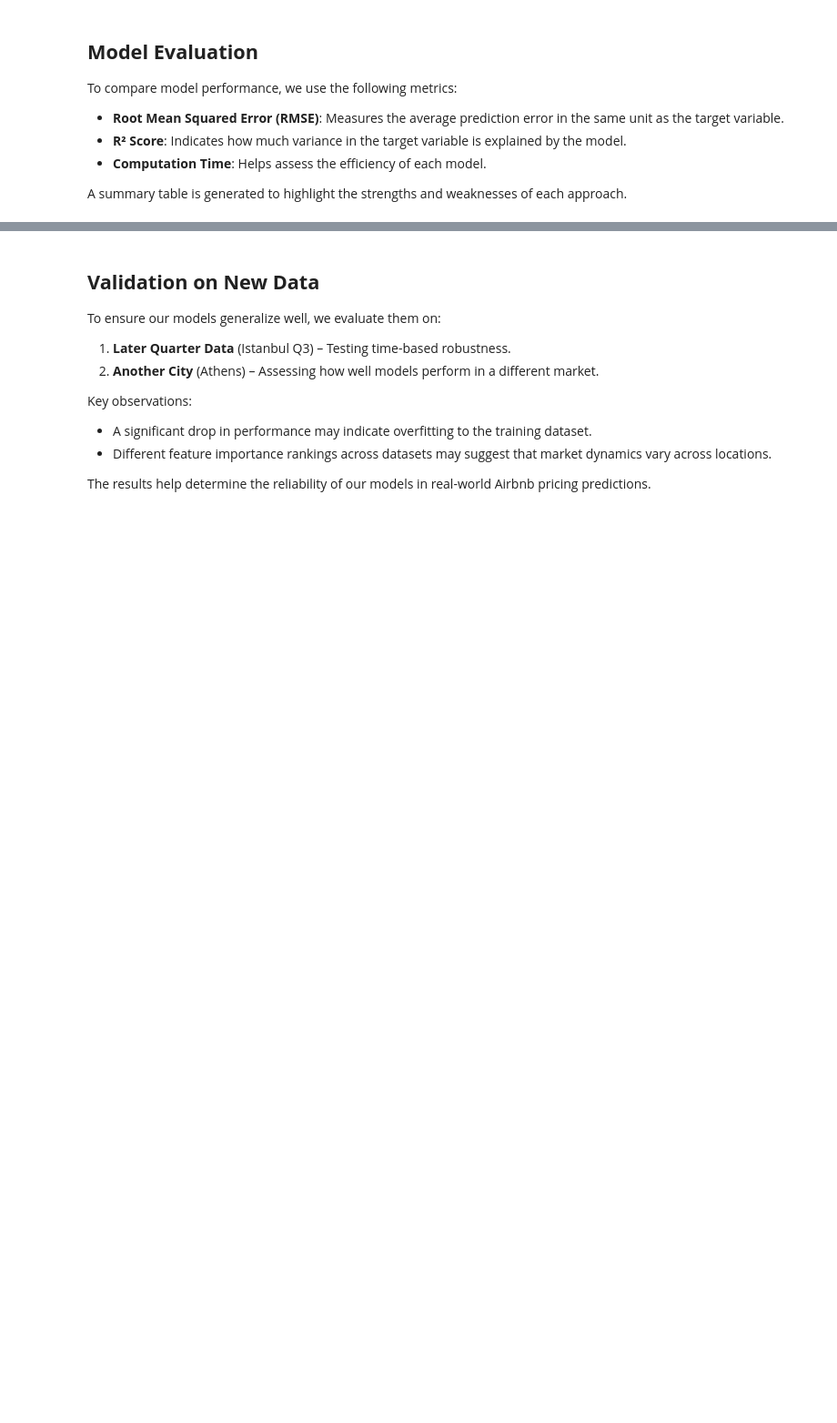
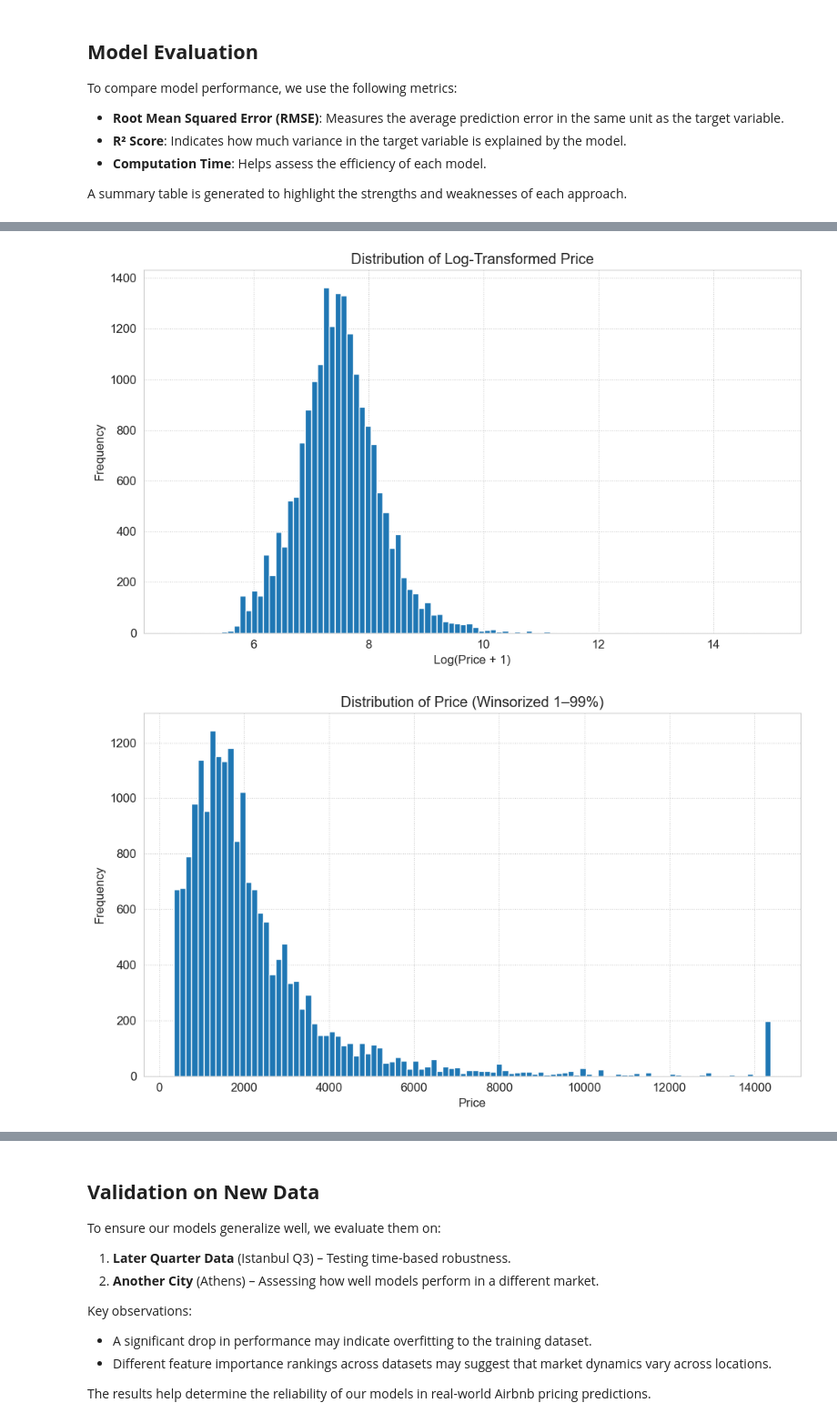
Before and after one commit to hdzmarcela/DA3_EDP25, a Jupyter notebook: Assignment 2/da3_assignment_2.ipynb, the cells around one changed output, grey strips where cells are left out. Shown at 91% size. Cells and saved outputs as stored; diff of their text form; code cells hidden in the pictures; blank space fills up the shorter version.

Commit message:
commit –– added plots, cross -verificationa, and tested for external validity

```diff
--- a/Assignment 2/da3_assignment_2.ipynb
+++ b/Assignment 2/da3_assignment_2.ipynb
@@ -34,13 +34,13 @@ The steps involved in this project include:
 - **Validation on New Data**: Testing model performance on a later dataset and a different city.
 # %%
 # Correct raw file URLs
-data_url_istanbul_q1 = "https://raw.githubusercontent.com/hdzmarcela/DA3_EDP25/main/Assignment%202/Data/istanbul-q1.csv"
-data_url_istanbul_q3 = "https://raw.githubusercontent.com/hdzmarcela/DA3_EDP25/main/Assignment%202/Data/istanbul-q3.csv"
+data_url_istanbul_q1 = "https://raw.githubusercontent.com/hdzmarcela/DA3_EDP25/main/Assignment%202/Data/istanbul_1.csv"
+data_url_istanbul_q3 = "https://raw.githubusercontent.com/hdzmarcela/DA3_EDP25/main/Assignment%202/Data/istanbul_3.csv"
 data_url_athens = "https://raw.githubusercontent.com/hdzmarcela/DA3_EDP25/main/Assignment%202/Data/athens.csv"
 
-istanbul_q1 = pd.read_csv(data_url_istanbul_q1)
+istanbul_df = pd.read_csv(data_url_istanbul_q1)
 istanbul_q3 = pd.read_csv(data_url_istanbul_q3)
 athens = pd.read_csv(data_url_athens)
 
-df_list = [istanbul_q1, istanbul_q3, athens]
+df_list = [istanbul_df, istanbul_q3, athens]
 # %%
@@ -53,6 +53,4 @@ Istanbul Q3 size: (29101, 18)
 Athens size: (14642, 75)
-# %%
-istanbul_df = pd.read_csv('/Users/amh/Downloads/istanbul_1.csv')
 # %% [markdown]
 ## **Data Preprocessing and Feature Engineering**
 
@@ -265,0 +274,3 @@ df_athens = preprocess_data(df_list[2])
+# %%
+athens['price'] = athens['price'].replace(r'[\$,€]', '', regex=True).astype(float)
+istanbul_df['price'] = istanbul_df['price'].replace(r'[\$,€]', '', regex=True).astype(float)
@@ -314,2 +363,29 @@ A summary table is generated to highlight the strengths and weaknesses of each a
+# %%
+y = np.log1p(istanbul_df['price'])
+
+plt.figure(figsize=(10, 6))
+plt.title("Distribution of Log-Transformed Price")
+plt.xlabel("Log(Price + 1)")
+plt.ylabel("Frequency")
+plt.grid(True, linestyle=":")
+plt.hist(y, bins=100)
+plt.tight_layout()
+plt.show()
+
+from scipy.stats.mstats import winsorize
+
+prices_wins = winsorize(istanbul_df['price'], limits=[0.01, 0.01])
+
+plt.figure(figsize=(10, 6))
+plt.title("Distribution of Price (Winsorized 1–99%)")
+plt.xlabel("Price")
+plt.ylabel("Frequency")
+plt.grid(True, linestyle=":")
+plt.hist(prices_wins, bins=100)
+plt.tight_layout()
+plt.show()
+# %% [output]
+[figure, added]
+[figure, added]
 # %%
 # 5. Show comparison table
```
Also changed, not shown: parts of 42 cells of this notebook.
